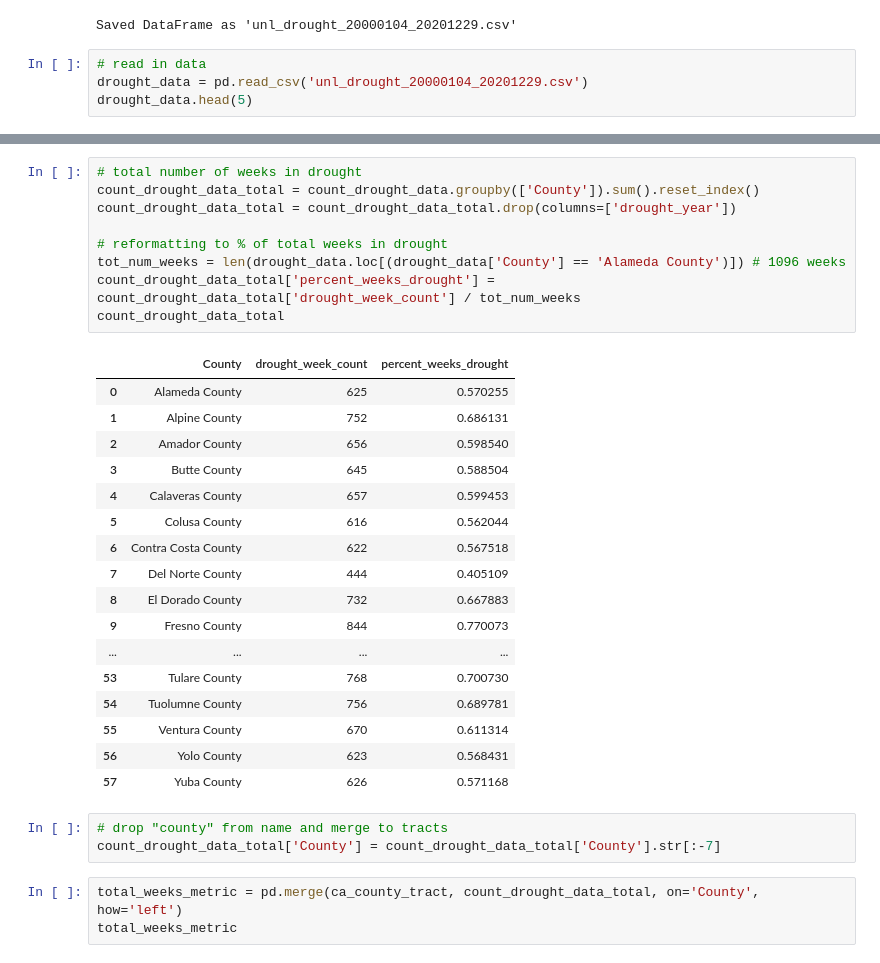
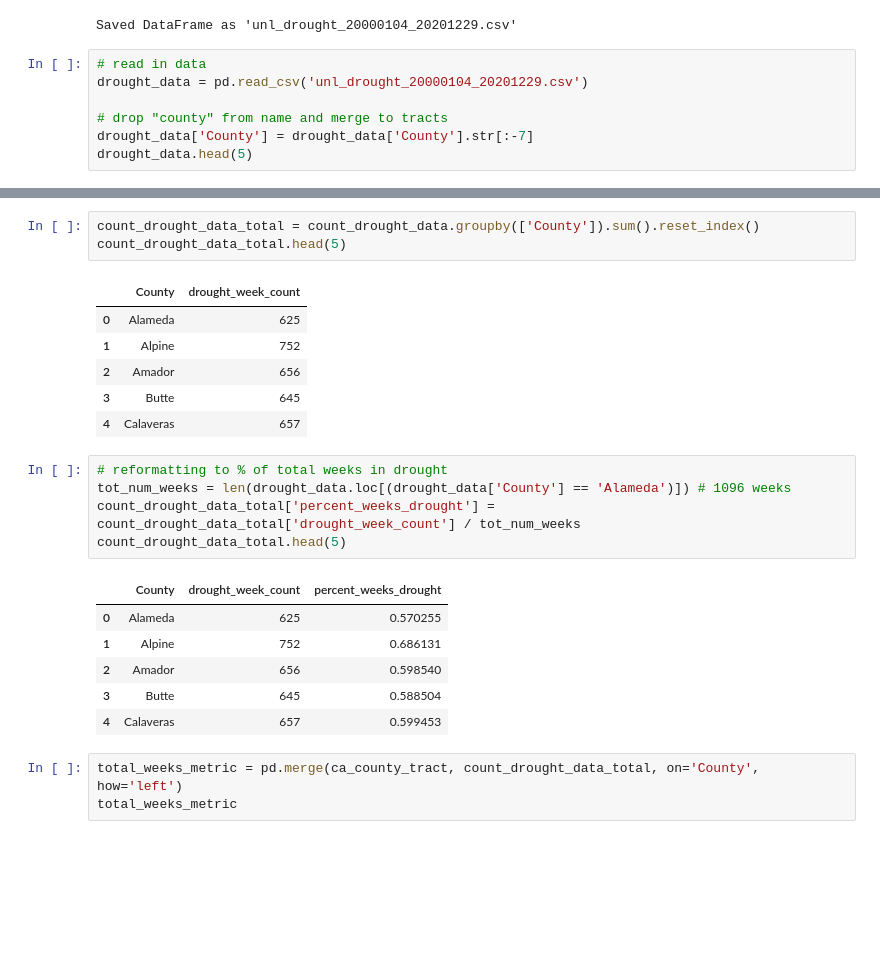
Before and after one commit to Eagle-Rock-Analytics/carb-climate-index, a Jupyter notebook: scripts/data_metric_calc/climate_drought_exposure.ipynb, the cells around one changed output, grey strips where cells are left out. Saved outputs shown, nothing was run; the diff lists cells and outputs as text; blank space fills up the shorter version.

```diff
--- a/scripts/data_metric_calc/climate_drought_exposure.ipynb
+++ b/scripts/data_metric_calc/climate_drought_exposure.ipynb
@@ -51,6 +48,9 @@ Saved DataFrame as 'unl_drought_20000104_20201229.csv'
 # %%
 # read in data
 drought_data = pd.read_csv('unl_drought_20000104_20201229.csv')
+
+# drop "county" from name and merge to tracts
+drought_data['County'] = drought_data['County'].str[:-7]
 drought_data.head(5)
 # %% [output]
 |  | MapDate | FIPS | County | State | None | D0 | D1 | D2 | D3 | D4 | ValidStart | ... |
@@ -107,34 +101,26 @@ count_drought_data
 1159 rows × 3 columns
+# %%
+count_drought_data_total = count_drought_data.groupby(['County']).sum().reset_index()
+count_drought_data_total.head(5)
+# %% [output]
+|  | County | drought_week_count |
+| 0 | Alameda | 625 |
+| 1 | Alpine | 752 |
+| 2 | Amador | 656 |
+| 3 | Butte | 645 |
+| 4 | Calaveras | 657 |
 # %%
-# total number of weeks in drought
-count_drought_data_total = count_drought_data.groupby(['County']).sum().reset_index()
-count_drought_data_total = count_drought_data_total.drop(columns=['drought_year'])
-
 # reformatting to % of total weeks in drought
-tot_num_weeks = len(drought_data.loc[(drought_data['County'] == 'Alameda County')]) # 1096 weeks
+tot_num_weeks = len(drought_data.loc[(drought_data['County'] == 'Alameda')]) # 1096 weeks
 count_drought_data_total['percent_weeks_drought'] = count_drought_data_total['drought_week_count'] / tot_num_weeks
-count_drought_data_total
+count_drought_data_total.head(5)
 # %% [output]
 |  | County | drought_week_count | percent_weeks_drought |
-| 0 | Alameda County | 625 | 0.570255 |
-| 1 | Alpine County | 752 | 0.686131 |
-| 2 | Amador County | 656 | 0.598540 |
-| 3 | Butte County | 645 | 0.588504 |
-| 4 | Calaveras County | 657 | 0.599453 |
-| 5 | Colusa County | 616 | 0.562044 |
-| 6 | Contra Costa County | 622 | 0.567518 |
-| 7 | Del Norte County | 444 | 0.405109 |
-| 8 | El Dorado County | 732 | 0.667883 |
-| 9 | Fresno County | 844 | 0.770073 |
-| ... | ... | ... | ... |
-| 53 | Tulare County | 768 | 0.700730 |
-| 54 | Tuolumne County | 756 | 0.689781 |
-| 55 | Ventura County | 670 | 0.611314 |
-| 56 | Yolo County | 623 | 0.568431 |
-| 57 | Yuba County | 626 | 0.571168 |
+| 0 | Alameda | 625 | 0.570255 |
+| 1 | Alpine | 752 | 0.686131 |
+| 2 | Amador | 656 | 0.598540 |
+| 3 | Butte | 645 | 0.588504 |
+| 4 | Calaveras | 657 | 0.599453 |
-# %%
-# drop "county" from name and merge to tracts
-count_drought_data_total['County'] = count_drought_data_total['County'].str[:-7]
 # %%
 total_weeks_metric = pd.merge(ca_county_tract, count_drought_data_total, on='County', how='left')
 total_weeks_metric
```
Also changed, not shown: parts of 20 cells of this notebook.
